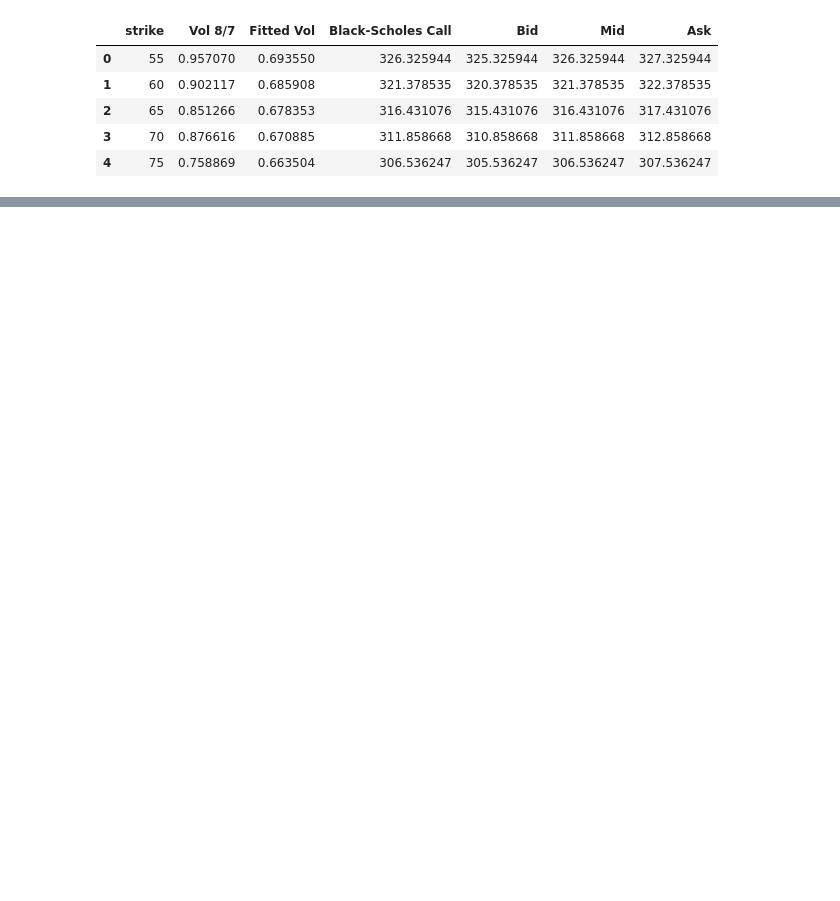
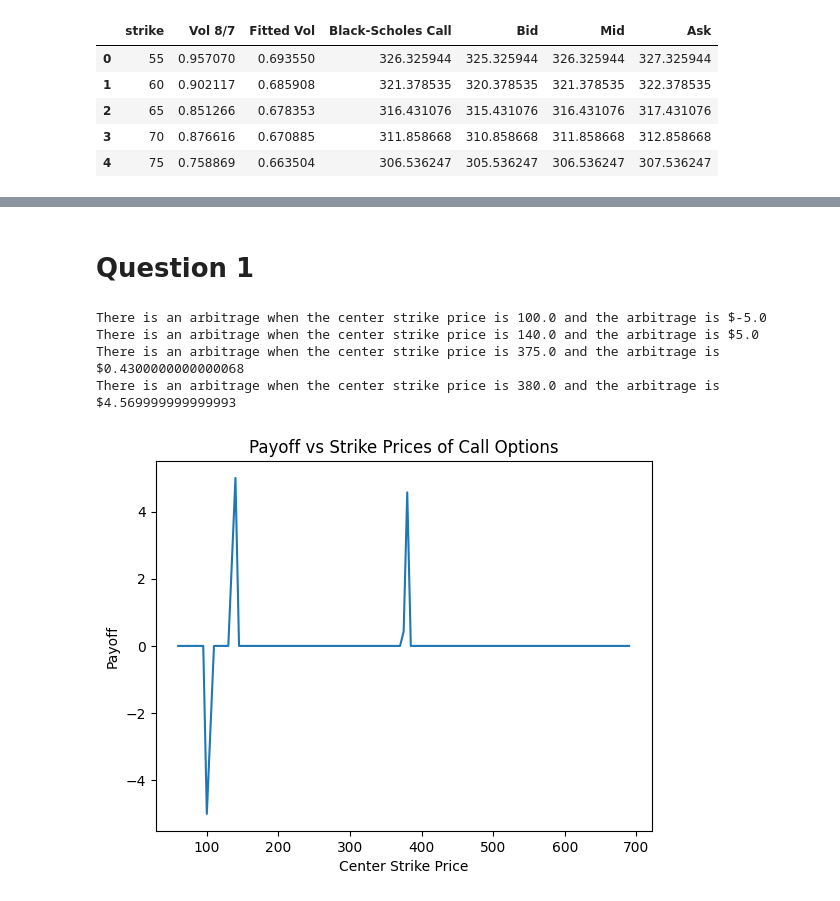
Before and after one commit to sash-wat/BUFN401, a Jupyter notebook: Homework3/HW3.ipynb, the cells around one changed output, grey strips where cells are left out. Drawn from its saved outputs; the diff is of its cells as text; code cells hidden in the pictures; blank space fills up the shorter version.

```diff
--- a/Homework3/HW3.ipynb
+++ b/Homework3/HW3.ipynb
@@ -51,0 +44,25 @@ for index, row in spread.iterrows():
+# %% [markdown]
+# Question 1
+# %%
+# This function returns the payoff of a call option, as we've learned in class
+def payoff(stock, strike):
+    return max([0, (stock-strike)])
+
+arr = []
+for index, row in spread.iterrows():
+    if index > 0 and index < 95:
+        market = payoff(stock, spread.loc[index-1]['strike']) - (2*payoff(stock, spread.loc[index]['strike'])) + payoff(stock, spread.loc[index+1]['strike'])
+        arr.append(market)
+        if market != 0:
+            print("There is an arbitrage when the center strike price is " + str(spread.loc[index]['strike']) + " and the arbitrage is $" + str(market))
+plt.plot(spread['strike'][1:95], arr)
+plt.xlabel("Center Strike Price")
+plt.ylabel("Payoff")
+plt.title("Payoff vs Strike Prices of Call Options")
+plt.show()
+# %% [output]
+There is an arbitrage when the center strike price is 100.0 and the arbitrage is $-5.0
+There is an arbitrage when the center strike price is 140.0 and the arbitrage is $5.0
+There is an arbitrage when the center strike price is 375.0 and the arbitrage is $0.4300000000000068
+There is an arbitrage when the center strike price is 380.0 and the arbitrage is $4.569999999999993
+[figure, added]
```
Also changed, not shown: parts of 5 cells of this notebook, 1 other file.
